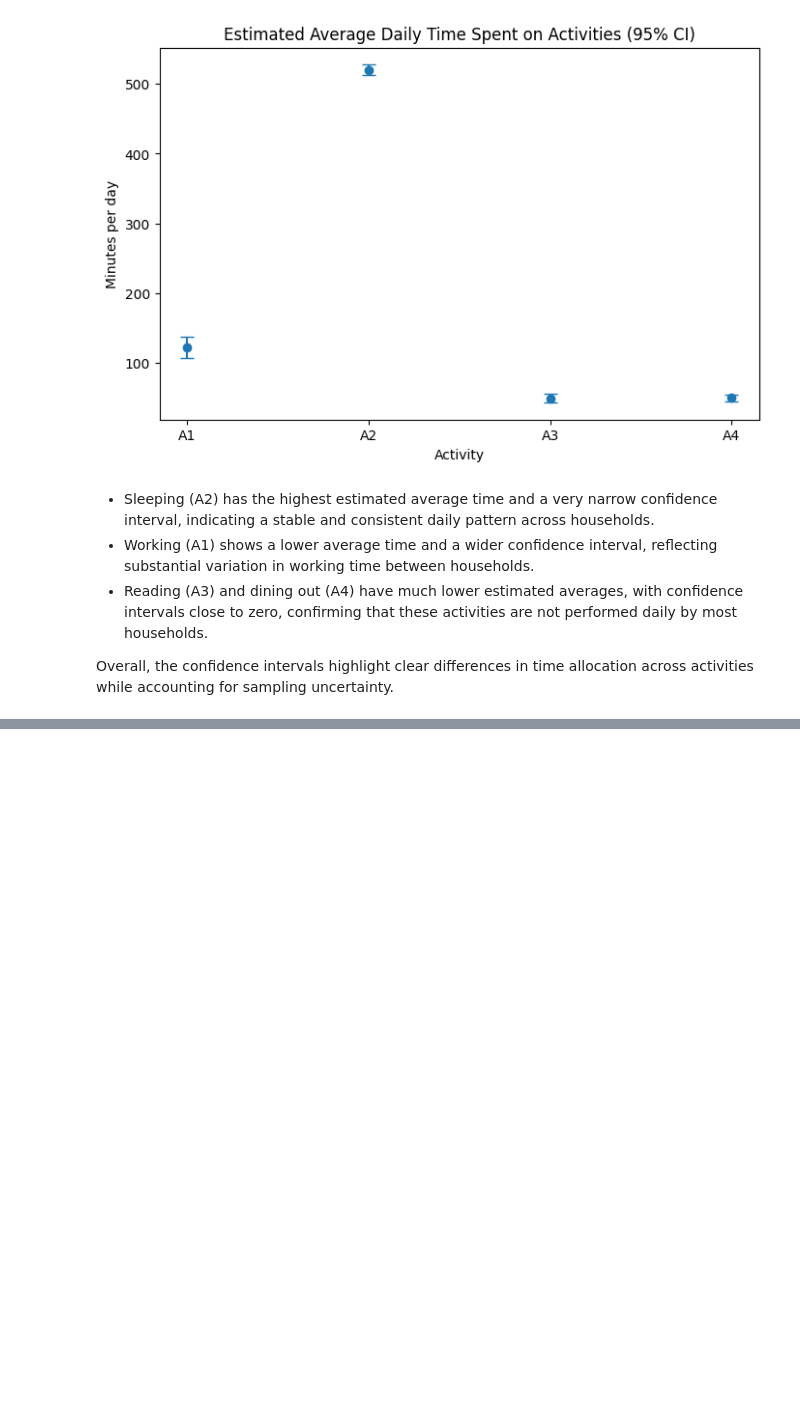
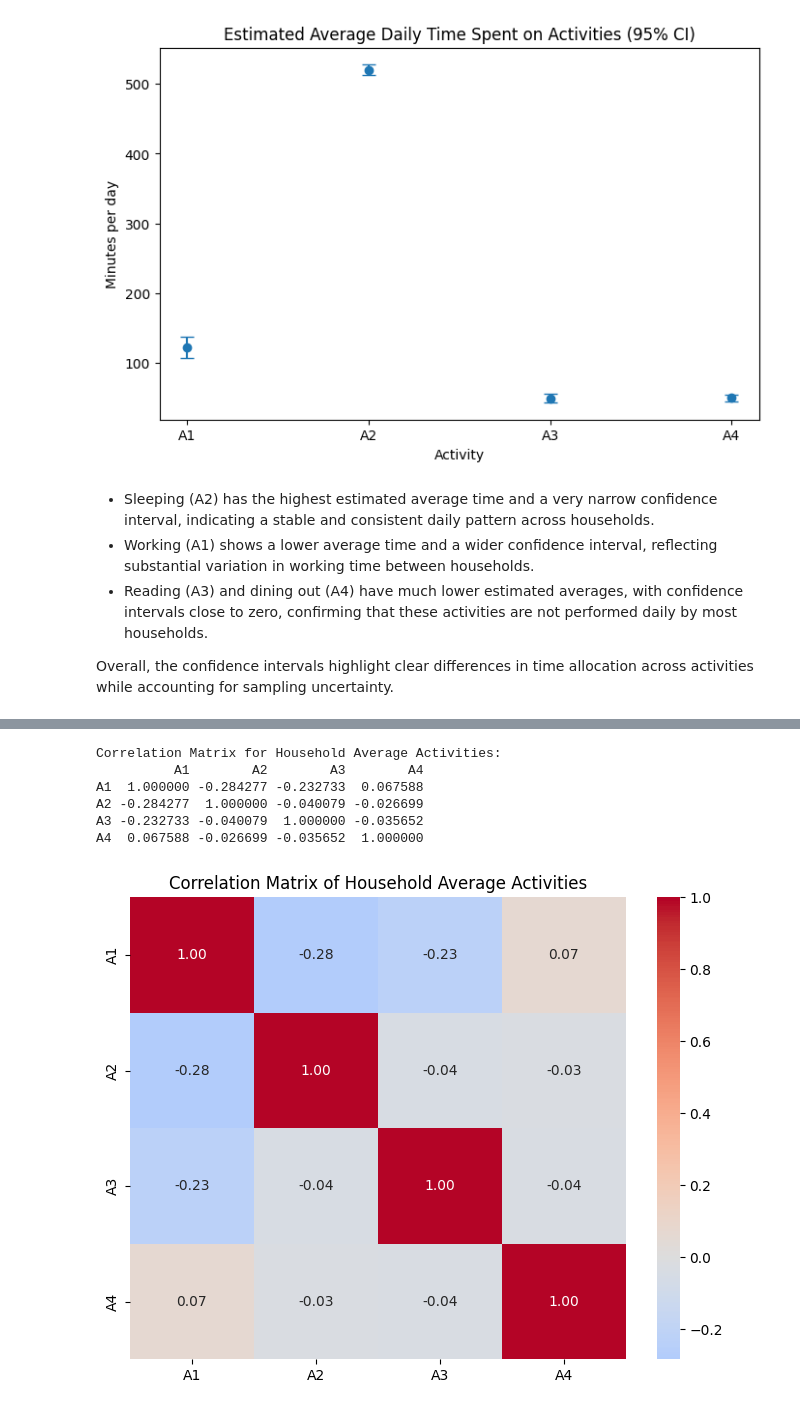
Before and after one commit to AyanaGuruge/Statistical-Data-Analysis-Project-2026, a Jupyter notebook: Group160_1.ipynb, the cells around one changed output, grey strips where cells are left out. Cells and saved outputs as stored; diff of their text form; code cells hidden in the pictures; blank space fills up the shorter version.

```diff
--- a/Group160_1.ipynb
+++ b/Group160_1.ipynb
@@ -571,0 +899,38 @@ activities while accounting for sampling uncertainty.
+# %%
+# Correlation matrix for activities
+
+activity_cols = ['A1', 'A2', 'A3', 'A4']
+
+# Household-level average activities
+household_activity_mean = (
+    df_clean.groupby('kohde')[activity_cols]
+    .mean()
+)
+
+corr_matrix = household_activity_mean.corr()
+print("\nCorrelation Matrix for Household Average Activities:")
+print(corr_matrix)
+
+plt.figure(figsize=(8, 6))
+sns.heatmap(
+    corr_matrix,
+    annot=True,
+    fmt=".2f",
+    cmap="coolwarm",
+    center=0
+)
+plt.title("Correlation Matrix of Household Average Activities")
+plt.show()
+
+# Scatter plot matrix
+sns.pairplot(household_activity_mean)
+plt.suptitle("Scatter Plot Matrix of Household Average Activities", y=1.02)
+plt.show()
+# %% [output]
+Correlation Matrix for Household Average Activities:
+          A1        A2        A3        A4
+A1  1.000000 -0.284277 -0.232733  0.067588
+A2 -0.284277  1.000000 -0.040079 -0.026699
+A3 -0.232733 -0.040079  1.000000 -0.035652
+A4  0.067588 -0.026699 -0.035652  1.000000
+[figure, added]
```
Also changed, not shown: parts of 37 cells of this notebook.
